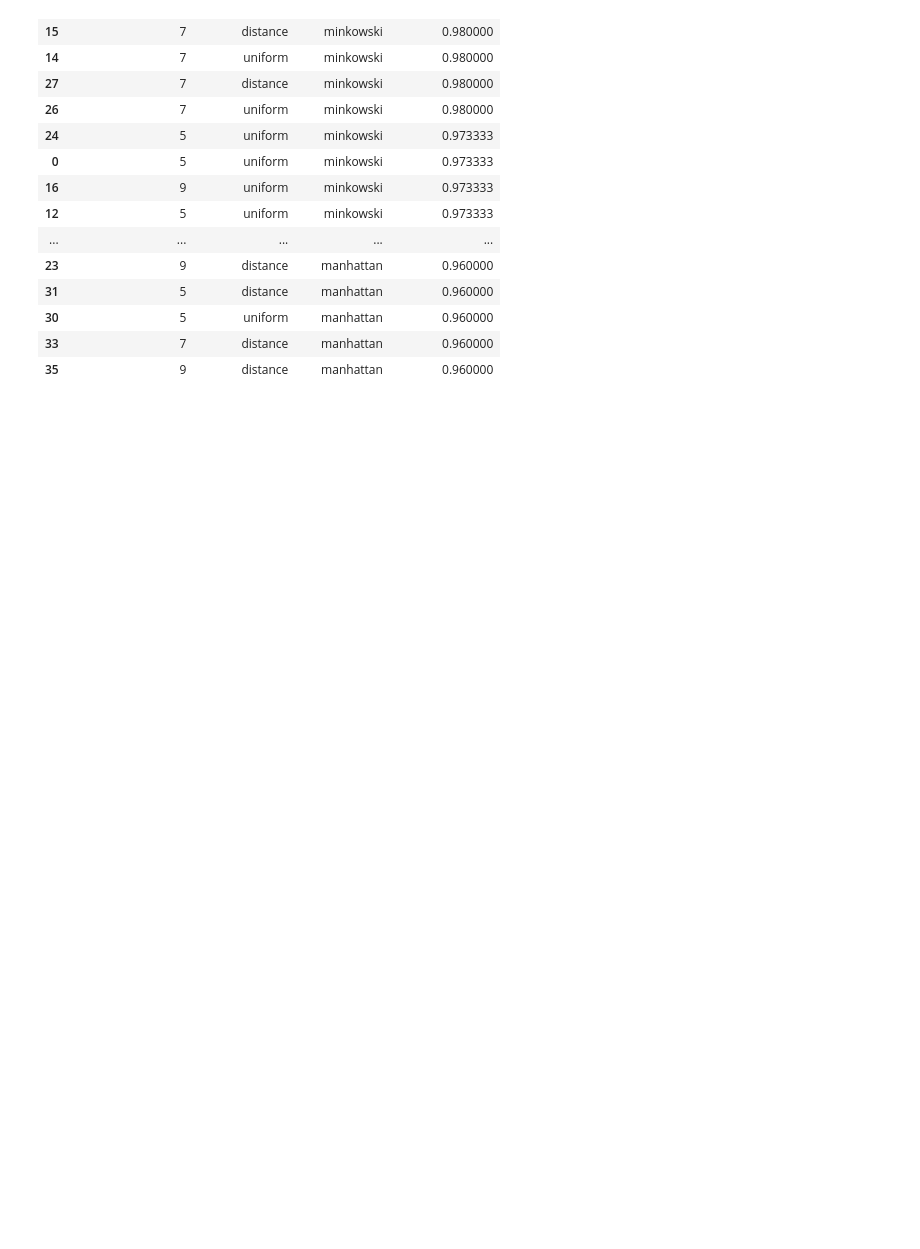
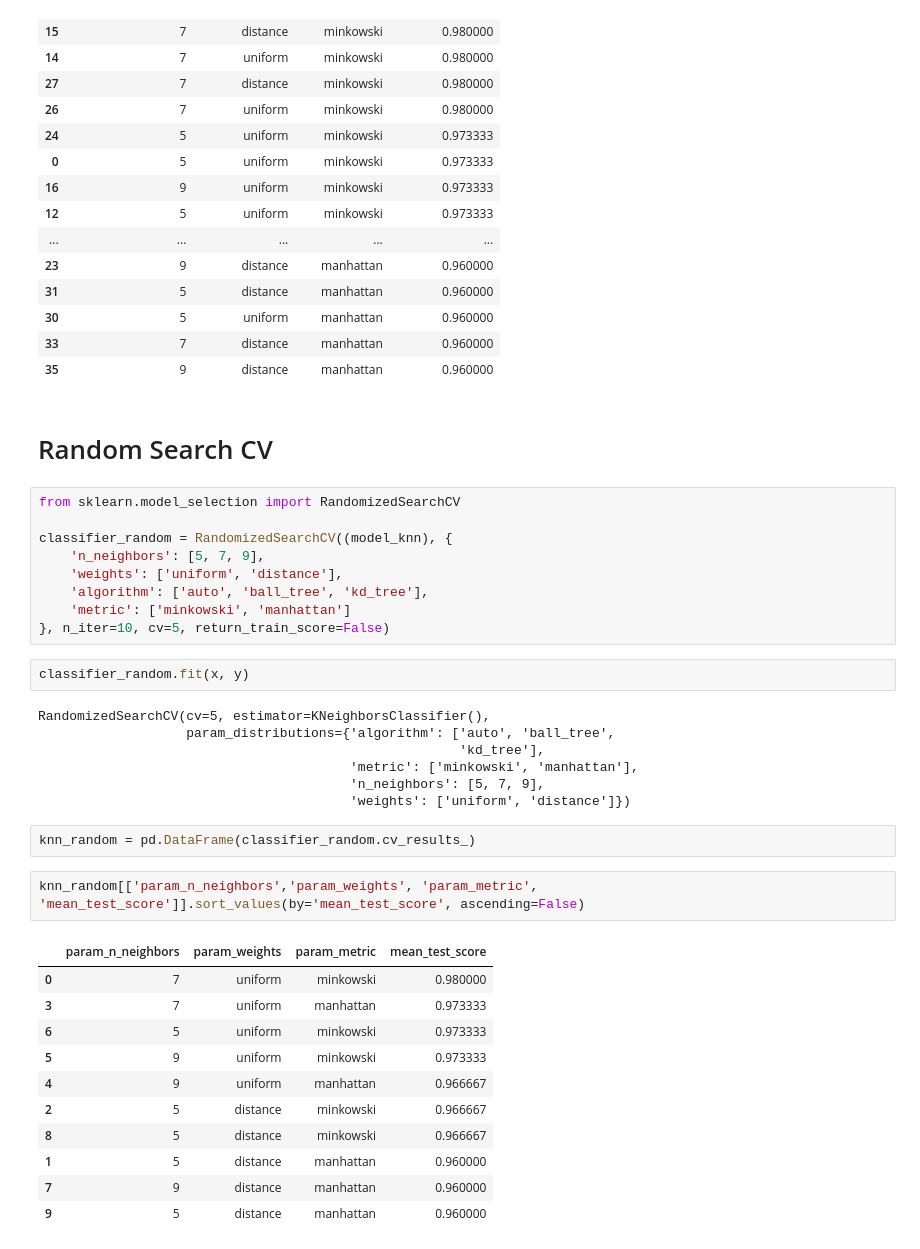
Before and after one commit to Sathvara-Amitkumar/Machine-Learning, a Jupyter notebook: Machine Learning P-3/gridsearch_cv.ipynb, the cells around one changed output. Saved outputs shown, nothing was run; the diff lists cells and outputs as text; blank space fills up the shorter version.

Commit message:
implement randomized search cv operation

```diff
--- a/Machine Learning P-3/gridsearch_cv.ipynb
+++ b/Machine Learning P-3/gridsearch_cv.ipynb
@@ -167,3 +167,39 @@ knn_data[['param_n_neighbors','param_weights', 'param_metric', 'mean_test_score'
 | 30 | 5 | uniform | manhattan | 0.960000 |
 | 33 | 7 | distance | manhattan | 0.960000 |
 | 35 | 9 | distance | manhattan | 0.960000 |
+# %% [markdown]
+# Random Search CV
+# %%
+from sklearn.model_selection import RandomizedSearchCV
+
+classifier_random = RandomizedSearchCV((model_knn), {
+    'n_neighbors': [5, 7, 9],
+    'weights': ['uniform', 'distance'],
+    'algorithm': ['auto', 'ball_tree', 'kd_tree'],
+    'metric': ['minkowski', 'manhattan']
+}, n_iter=10, cv=5, return_train_score=False)
+# %%
+classifier_random.fit(x, y)
+# %% [output]
+RandomizedSearchCV(cv=5, estimator=KNeighborsClassifier(),
+                   param_distributions={'algorithm': ['auto', 'ball_tree',
+                                                      'kd_tree'],
+                                        'metric': ['minkowski', 'manhattan'],
+                                        'n_neighbors': [5, 7, 9],
+                                        'weights': ['uniform', 'distance']})
+# %%
+knn_random = pd.DataFrame(classifier_random.cv_results_)
+# %%
+knn_random[['param_n_neighbors','param_weights', 'param_metric', 'mean_test_score']].sort_values(by='mean_test_score', ascending=False)
+# %% [output]
+|  | param_n_neighbors | param_weights | param_metric | mean_test_score |
+| 0 | 7 | uniform | minkowski | 0.980000 |
+| 3 | 7 | uniform | manhattan | 0.973333 |
+| 6 | 5 | uniform | minkowski | 0.973333 |
+| 5 | 9 | uniform | minkowski | 0.973333 |
+| 4 | 9 | uniform | manhattan | 0.966667 |
+| 2 | 5 | distance | minkowski | 0.966667 |
+| 8 | 5 | distance | minkowski | 0.966667 |
+| 1 | 5 | distance | manhattan | 0.960000 |
+| 7 | 9 | distance | manhattan | 0.960000 |
+| 9 | 5 | distance | manhattan | 0.960000 |
```
Also changed, not shown: parts of 1 cell of this notebook.
